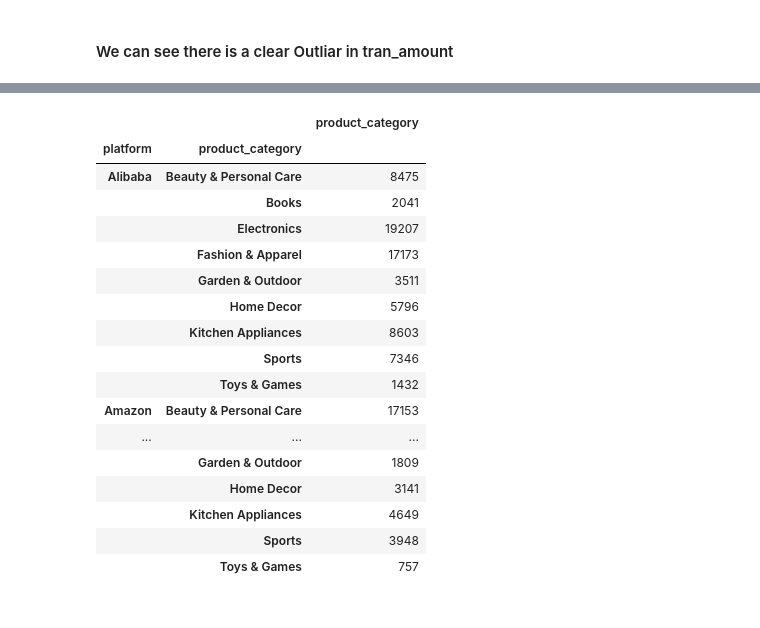
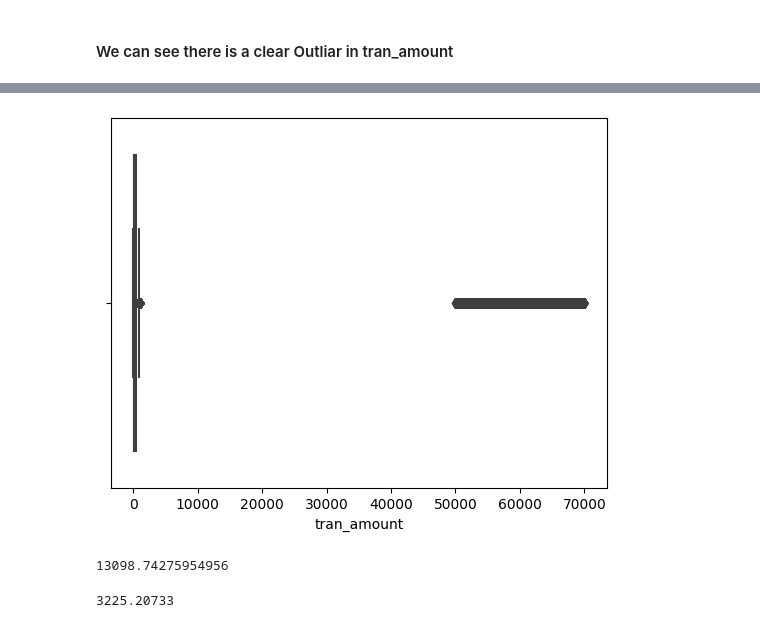
Before and after one commit to jdhova/DummyBank, a Jupyter notebook: Transaction.ipynb, the cells around one changed output, grey strips where cells are left out. Cells and saved outputs as stored; diff of their text form; code cells hidden in the pictures.

```diff
--- a/Transaction.ipynb
+++ b/Transaction.ipynb
@@ -178,21 +156,15 @@ Name: product_category, dtype: int64
-# %%
-pd.DataFrame(data_transactions.groupby(['platform','product_category'])['product_category'].count())
-# %% [output]
-|  |  | product_category |
-| platform | product_category |  |
-| Alibaba | Beauty & Personal Care | 8475 |
-|  | Books | 2041 |
-|  | Electronics | 19207 |
-|  | Fashion & Apparel | 17173 |
-|  | Garden & Outdoor | 3511 |
-|  | Home Decor | 5796 |
-|  | Kitchen Appliances | 8603 |
-|  | Sports | 7346 |
-|  | Toys & Games | 1432 |
-| Amazon | Beauty & Personal Care | 17153 |
-| ... | ... | ... |
-|  | Garden & Outdoor | 1809 |
-|  | Home Decor | 3141 |
-|  | Kitchen Appliances | 4649 |
-|  | Sports | 3948 |
-|  | Toys & Games | 757 |
+# %%
+sns.boxplot(x=data_transactions.tran_amount)
+plt.show()
+# %% [output]
+[figure, added]
+# %%
+stdTrans = data_transactions.tran_amount.std()
+stdTrans
+# %% [output]
+13098.74275954956
+# %%
+meanTrans = data_transactions.tran_amount.mean()
+meanTrans
+# %% [output]
+3225.20733
```
Also changed, not shown: parts of 5 cells of this notebook.
